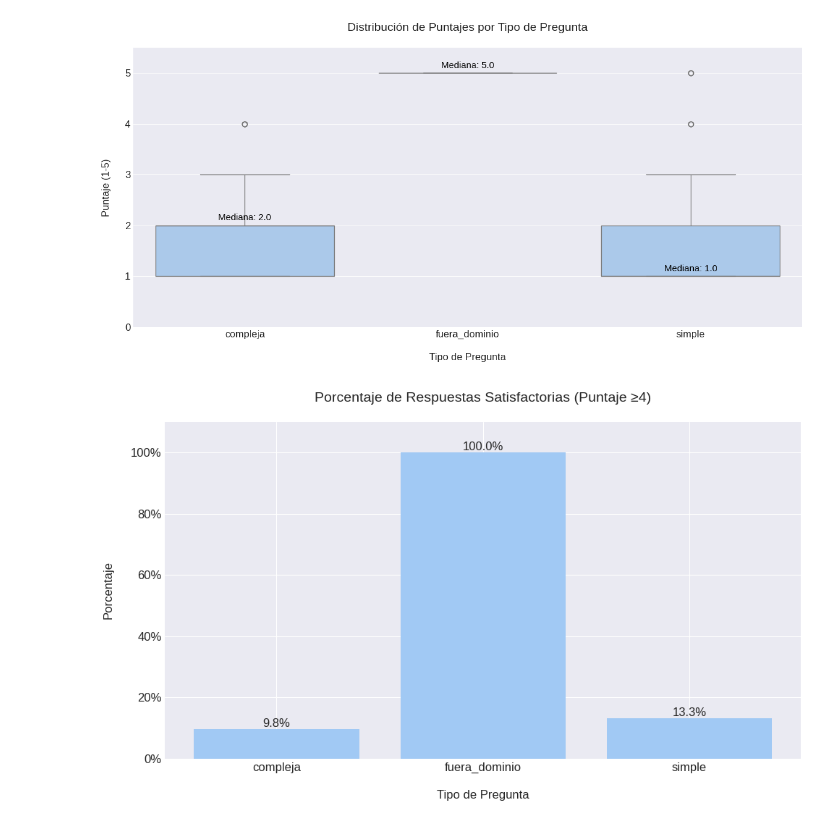
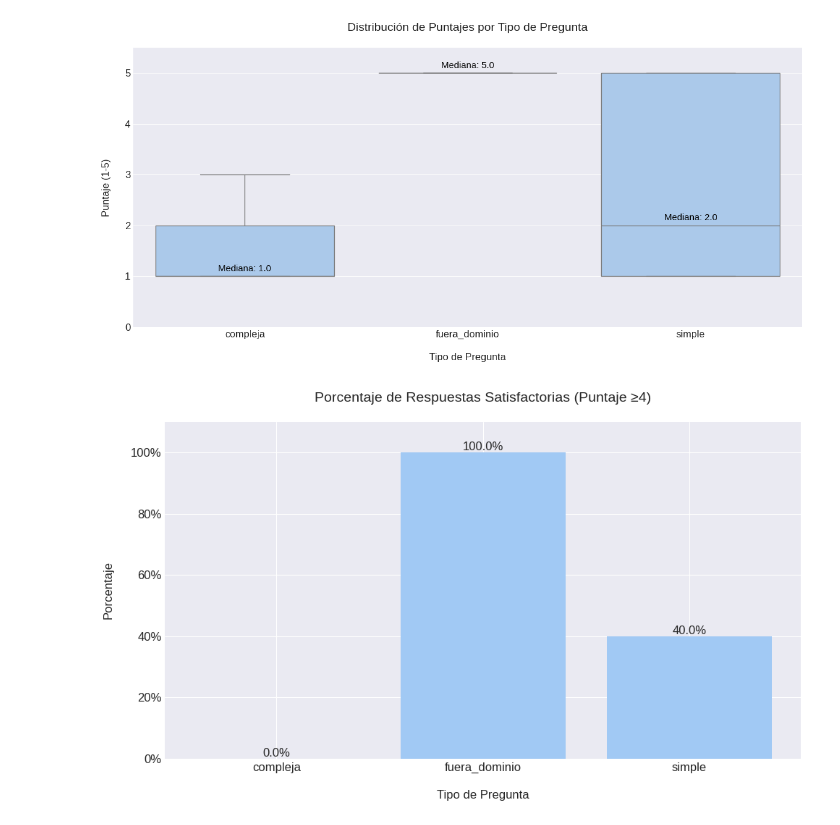
Before and after one commit to mero02/chatbot-pdf-app, a Jupyter notebook: analisis_pruebas_chatbot_vector_pdf.ipynb, the cells around one changed output. Saved outputs shown, nothing was run; the diff lists cells and outputs as text; code cells hidden in the pictures.

```diff
--- a/analisis_pruebas_chatbot_vector_pdf.ipynb
+++ b/analisis_pruebas_chatbot_vector_pdf.ipynb
@@ -13,7 +13,7 @@ plt.rcParams['figure.figsize'] = (10, 6)
 plt.rcParams['font.size'] = 12
 # %%
 # Cargar el archivo CSV desde la ruta especificada
-csv_resultados_path = "/content/drive/MyDrive/Proyectos/ChatBot/respuestas_unificadas_manual.csv"
+csv_resultados_path = "/content/drive/MyDrive/Proyectos/Versiones ChatBot/BERT/respuestas_manual.csv"
 
 try:
     resultados = pd.read_csv(csv_resultados_path)
@@ -38,23 +38,23 @@ Primeras filas del dataset:
 # %%
 # Gráfico 1: Distribución de puntajes por tipo de pregunta
 plt.figure(figsize=(12, 6))
-ax = sns.boxplot(x='tipo_pregunta', y='precision', data=resultados)
+ax = sns.boxplot(x='tipo_pregunta', y='puntaje', data=resultados)
 plt.title('Distribución de Puntajes por Tipo de Pregunta\n', fontsize=14)
 plt.xlabel('\nTipo de Pregunta', fontsize=12)
 plt.ylabel('Puntaje (1-5)\n', fontsize=12)
 plt.ylim(0, 5.5)
 
 # Añadir valores medios
-medians = resultados.groupby('tipo_pregunta')['precision'].median()
+medians = resultados.groupby('tipo_pregunta')['puntaje'].median()
 for i, median in enumerate(medians):
     ax.text(i, median + 0.1, f'Mediana: {median}',
             horizontalalignment='center',
             fontsize=11, color='black')
 
 plt.tight_layout()
 plt.show()
 # %% [output]
-[figure, old version]
+[figure, new version]
 # %%
 # Gráfico 2: Porcentaje de éxito por categoría (puntaje >=4)
 plt.figure(figsize=(10, 6))
@@ -62,7 +62,7 @@ categorias = resultados['tipo_pregunta'].unique()
 porcentajes = []
 
 for cat in categorias:
-    correctas = sum(resultados[resultados['tipo_pregunta'] == cat]['precision'] >= 4)
+    correctas = sum(resultados[resultados['tipo_pregunta'] == cat]['puntaje'] >= 4)
     total = sum(resultados['tipo_pregunta'] == cat)
     porcentajes.append(correctas/total*100)
 
@@ -83,7 +83,7 @@ for bar in bars:
 plt.tight_layout()
 plt.show()
 # %% [output]
-[figure, old version]
+[figure, new version]
 # %%
 # Gráfico 3: Desglose detallado por tipo de pregunta
 for tipo in categorias:
```
Also changed, not shown: parts of 5 cells of this notebook.
